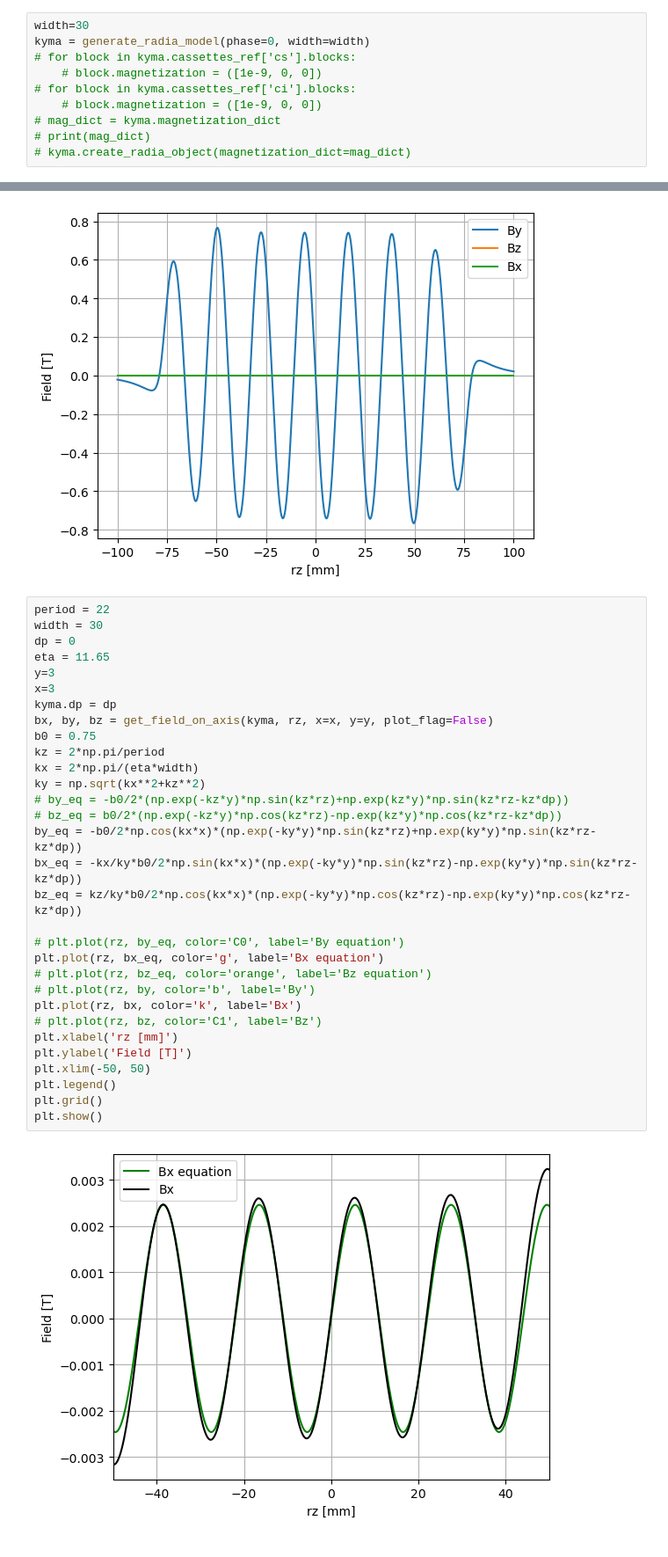
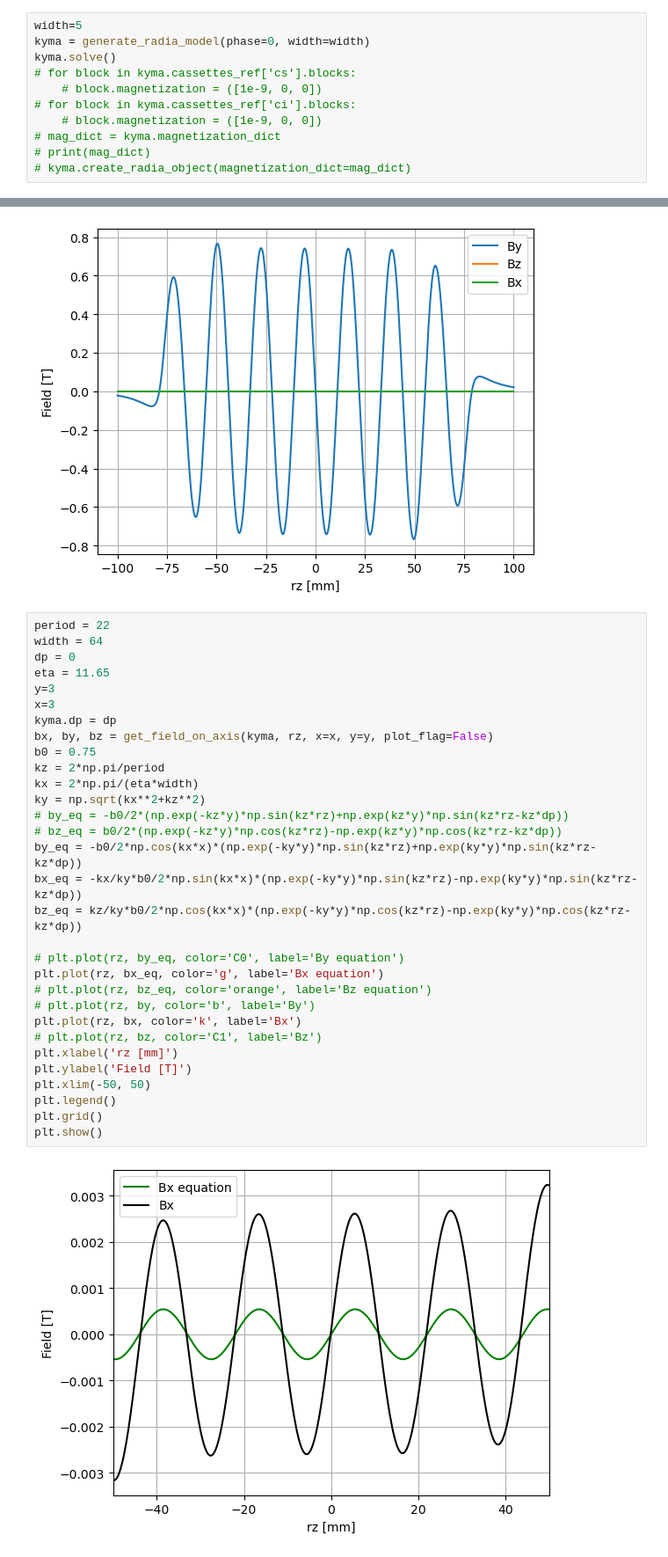
Before and after one commit to lnls-fac/idanalysis-old, a Jupyter notebook: scripts/ids_tests/Roll-off_tests.ipynb, the cells around one changed output, grey strips where cells are left out. Shown: that part at 88% size. Saved outputs shown, nothing was run; the diff lists cells and outputs as text.

Commit message:
update ivu18, kyma22 and vpu scripts

```diff
--- a/scripts/ids_tests/Roll-off_tests.ipynb
+++ b/scripts/ids_tests/Roll-off_tests.ipynb
@@ -126,8 +126,9 @@ rz = np.linspace(-100, 100, 801)
 rx = np.linspace(-10, 10, 4*81)
 ry = np.linspace(-3, 3, 25)
 # %%
-width=30
+width=5
 kyma = generate_radia_model(phase=0, width=width)
+kyma.solve()
 # for block in kyma.cassettes_ref['cs'].blocks:
     # block.magnetization = ([1e-9, 0, 0])
 # for block in kyma.cassettes_ref['ci'].blocks:
@@ -151,37 +154,37 @@ plt.show()
 [figure]
 # %%
 period = 22
-width = 30
+width = 64
 dp = 0
 eta = 11.65
 y=3
 x=3
 kyma.dp = dp
 bx, by, bz = get_field_on_axis(kyma, rz, x=x, y=y, plot_flag=False)
 b0 = 0.75
 kz = 2*np.pi/period
 kx = 2*np.pi/(eta*width)
 ky = np.sqrt(kx**2+kz**2)
 # by_eq = -b0/2*(np.exp(-kz*y)*np.sin(kz*rz)+np.exp(kz*y)*np.sin(kz*rz-kz*dp))
 # bz_eq = b0/2*(np.exp(-kz*y)*np.cos(kz*rz)-np.exp(kz*y)*np.cos(kz*rz-kz*dp))
 by_eq = -b0/2*np.cos(kx*x)*(np.exp(-ky*y)*np.sin(kz*rz)+np.exp(ky*y)*np.sin(kz*rz-kz*dp))
 bx_eq = -kx/ky*b0/2*np.sin(kx*x)*(np.exp(-ky*y)*np.sin(kz*rz)-np.exp(ky*y)*np.sin(kz*rz-kz*dp))
 bz_eq = kz/ky*b0/2*np.cos(kx*x)*(np.exp(-ky*y)*np.cos(kz*rz)-np.exp(ky*y)*np.cos(kz*rz-kz*dp))
 
 # plt.plot(rz, by_eq, color='C0', label='By equation')
 plt.plot(rz, bx_eq, color='g', label='Bx equation')
 # plt.plot(rz, bz_eq, color='orange', label='Bz equation')
 # plt.plot(rz, by, color='b', label='By')
 plt.plot(rz, bx, color='k', label='Bx')
 # plt.plot(rz, bz, color='C1', label='Bz')
 plt.xlabel('rz [mm]')
 plt.ylabel('Field [T]')
 plt.xlim(-50, 50)
 plt.legend()
 plt.grid()
 plt.show()
 # %% [output]
-[figure, old version]
+[figure, new version]
 # %%
 def hiperbolic_cos(x, b0, ky, phi):
     b = b0*np.cosh(ky*x + phi)
```
Also changed, not shown: parts of 3 cells of this notebook, 28 other files.
